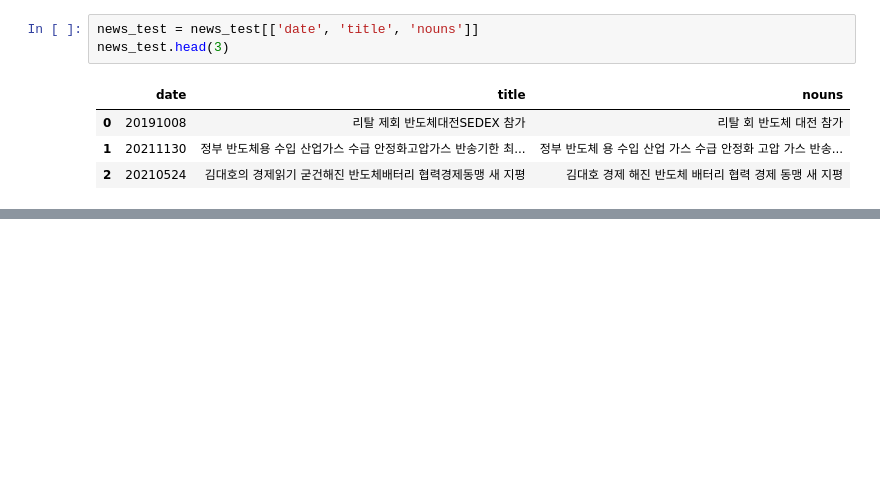
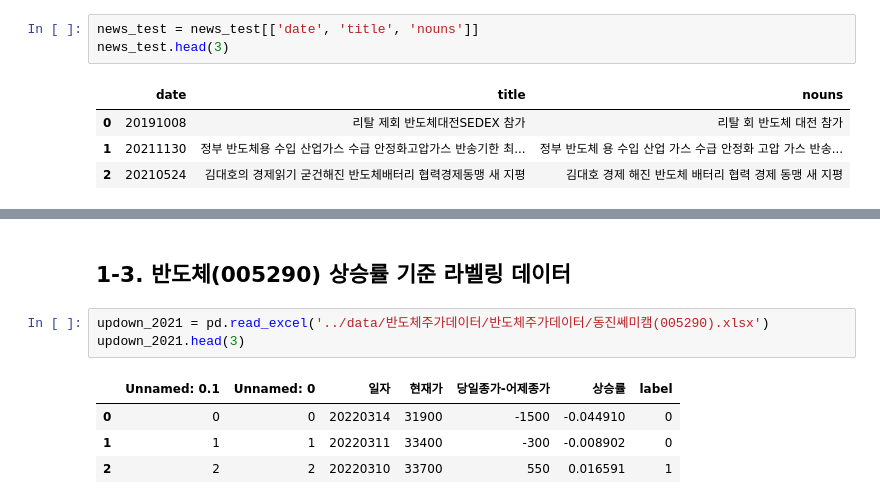
Before and after one commit to youngai1112/HK_Project, a Jupyter notebook: 7_자연어처리/05_labeling_ver1.ipynb, the cells around one changed output, grey strips where cells are left out. Drawn from its saved outputs; the diff is of its cells as text; blank space fills up the shorter version.

```diff
--- a/7_자연어처리/05_labeling_ver1.ipynb
+++ b/7_자연어처리/05_labeling_ver1.ipynb
@@ -78,0 +159,10 @@ news_test.head(3)
+# %% [markdown]
+## 1-3. 반도체(005290) 상승률 기준 라벨링 데이터
+# %%
+updown_2021 = pd.read_excel('../data/반도체주가데이터/반도체주가데이터/동진쎄미캠(005290).xlsx')
+updown_2021.head(3)
+# %% [output]
+|  | Unnamed: 0.1 | Unnamed: 0 | 일자 | 현재가 | 당일종가-어제종가 | 상승률 | label |
+| 0 | 0 | 0 | 20220314 | 31900 | -1500 | -0.044910 | 0 |
+| 1 | 1 | 1 | 20220311 | 33400 | -300 | -0.008902 | 0 |
+| 2 | 2 | 2 | 20220310 | 33700 | 550 | 0.016591 | 1 |
```
Also changed, not shown: parts of 9 cells of this notebook.
